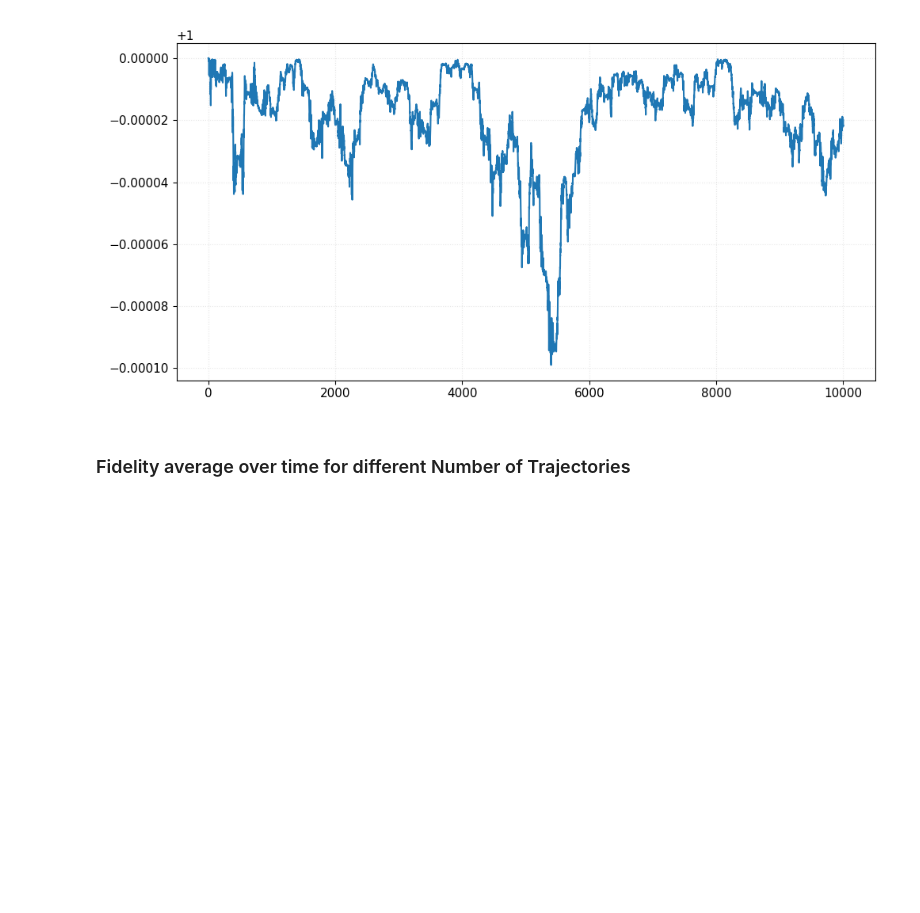
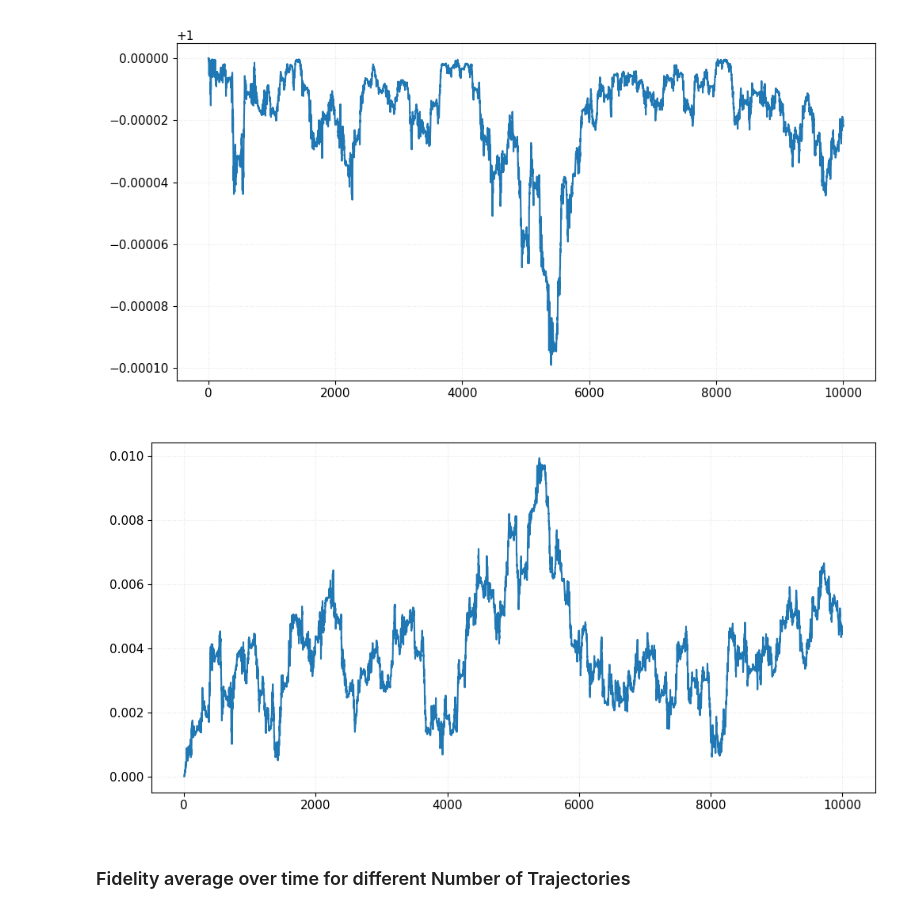
Before and after one commit to francescociavarella/Collisional-Methods, a Jupyter notebook: Codes/Avg_Fidelity_and_Trace_Distance_Analysis.ipynb, the cells around one changed output. Cells and saved outputs as stored; diff of their text form; code cells hidden in the pictures; blank space fills up the shorter version.

```diff
--- a/Codes/Avg_Fidelity_and_Trace_Distance_Analysis.ipynb
+++ b/Codes/Avg_Fidelity_and_Trace_Distance_Analysis.ipynb
@@ -90,13 +90,11 @@ def fidelity_qubit(rho, sigma):
 @njit
 def fidelity_qubit_single_term(p00, p11, c10, c01, sigma):
     """
+    Build the density matrix from its elements and then
     Calculate the exact quantum fidelity between two single-qubit (2x2) density matrices.
     Formula: F(rho, sigma) = Tr(rho * sigma) + 2 * sqrt(Det(rho) * Det(sigma))
-
-    Optimized for Numba: explicitly uses np.complex128 and analytical 2x2 operations
-    to prevent TypingErrors.
     """
-    # 1. Density Matrix build up (Explicitly using np.complex128)
+    # 1. Density Matrix build up
     rho = np.zeros((2, 2), dtype=np.complex128)
     rho[0,0] = p00
     rho[0,1] = c01
@@ -261,7 +294,7 @@ def save_fig(fig, filename):
 # Structure: avg_fidelity_dict[theta][N_traj] = 1D_array_of_averaged_time_evolution
 avg_fidelity_dict = {}
 
-# avg_trace_dist_dict = {}  # Uncomment if you also want to average trace distance
+avg_trace_dist_dict = {}
 
 print("Starting Lindblad data extraction")
 
@@ -297,14 +330,6 @@ for t in range(time_steps):
     rho_lindblad[t, 0, 1] = rho_lindblad_complete[t, 2, 1]  # |10><01|
     rho_lindblad[t, 1, 0] = rho_lindblad_complete[t, 1, 2]  # |01><10|
 
-#
-# pop_lindblad_10 = np.real(rho_lindblad[:, 2, 2])
-# pop_lindblad_01 = np.real(rho_lindblad[:, 1, 1])
-
-# # Coherences: Index (2,1) -> |10><01|, Index (1, 2) -> |01><10|  ATTENTION : inverted respect to Trajectories, already inverted here
-# cohe_lindblad_10_01 = rho_lindblad[:, 1, 2]
-# cohe_lindblad_01_10 = rho_lindblad[:, 2, 1]
-
 print(" Lindblad data extraction completed")
 # %% [output]
 Starting Lindblad data extraction
@@ -319,6 +344,7 @@ for theta in cfg['thetas_deg']:
     # Initialize the dictionary for the current angle
     if theta not in avg_fidelity_dict:
         avg_fidelity_dict[theta] = {}
+        avg_trace_dist_dict[theta] = {}
 
     # -----------------
     # Input Data Setup
@@ -344,11 +370,12 @@ for theta in cfg['thetas_deg']:
     # ----------------
     # Avg calculation
     # ----------------
-    print(f"Starting average & fidelity calculation for {theta}°...")
+    print(f"Starting average, fidelity & trace distance calculation for {theta}°")
 
     for N in N_traj_list:
         # Initialize the array to store fidelity over time for N trajectories
         avg_fidelity_dict[theta][N] = np.zeros(time_steps)
+        avg_trace_dist_dict[theta][N] = np.zeros(time_steps)
 
         # Calculate averages over the specified number of trajectories
         pop_10_m   = np.mean(pop_traj_10[:, :N], axis=1)
@@ -356,12 +383,15 @@ for theta in cfg['thetas_deg']:
         coh_1001_m = np.mean(cohe_traj_10_01[:, :N], axis=1)
         coh_0110_m = np.mean(cohe_traj_01_10[:, :N], axis=1)
 
-        # ---------------------
-        # Fidelity calculation
-        # ---------------------
+        # ======================================
+        # Fidelity & Trace Distance Calculation
+        # ======================================
         for t in range(time_steps):
             # Calculate fidelity with Lindblad at time t
             avg_fidelity_dict[theta][N][t] = fidelity_qubit_single_term(
+                pop_10_m[t], pop_01_m[t], coh_1001_m[t], coh_0110_m[t], rho_lindblad[t]
+            )
+            avg_trace_dist_dict[theta][N][t] = trace_distance_qubit_single_term(
                 pop_10_m[t], pop_01_m[t], coh_1001_m[t], coh_0110_m[t], rho_lindblad[t]
             )
 
@@ -448,6 +489,12 @@ plt.plot(avg_fidelity_dict[90][10000])
 plt.show()
 # %% [output]
 [figure]
+# %%
+plt.close('all')
+plt.plot(avg_trace_dist_dict[90][10000])
+plt.show()
+# %% [output]
+[figure, added]
 # %% [markdown]
 ### Fidelity average over time for different Number of Trajectories
 # %%
```
Also changed, not shown: parts of 12 cells of this notebook.
